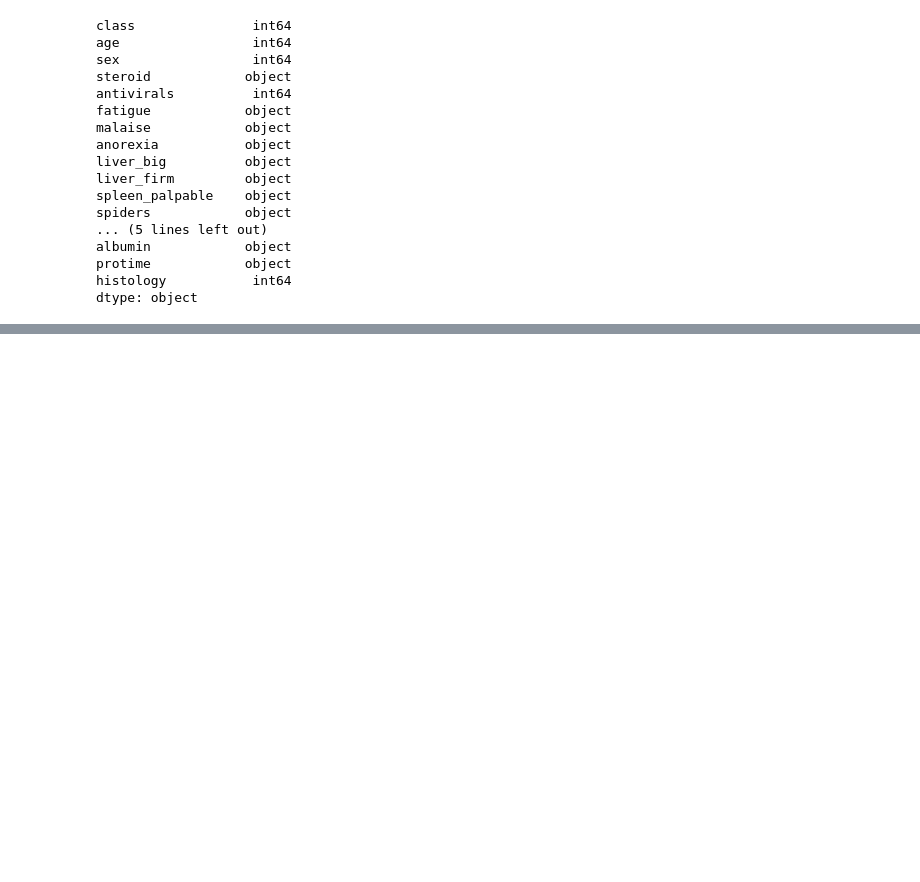
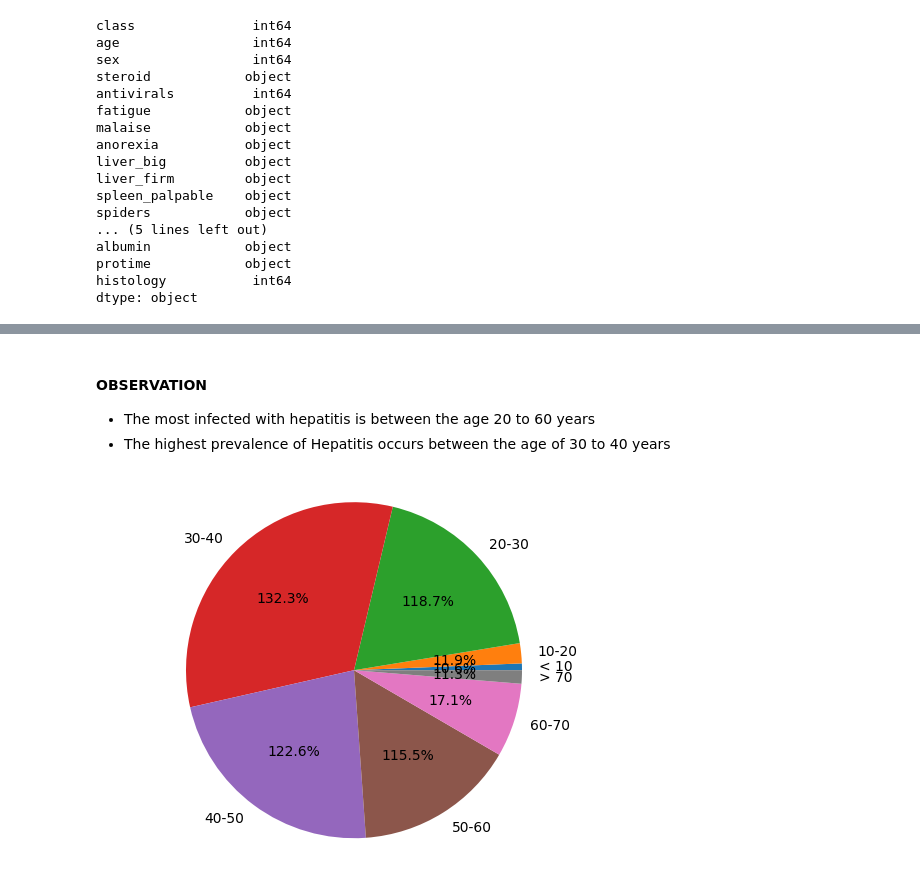
Before and after one commit to samueloshio/Hepatitis-Mortality-Prediction, a Jupyter notebook: hepatitis_prediction.ipynb, the cells around one changed output, grey strips where cells are left out. Cells and saved outputs as stored; diff of their text form; code cells hidden in the pictures; blank space fills up the shorter version.

```diff
--- a/hepatitis_prediction.ipynb
+++ b/hepatitis_prediction.ipynb
@@ -72,0 +328,13 @@ dtype: object
+# %% [markdown]
+#### OBSERVATION
++ The most infected with hepatitis is between the age 20 to 60 years
++ The highest prevalence of Hepatitis occurs between the age of 30 to 40 years
+# %%
+# Pie Chart Viz
+labels = ['< 10', '10-20', '20-30', '30-40', '40-50', '50-60', '60-70', '> 70']
+fig, ax1 = plt.subplots()
+ax1.pie(freq_dis['count'], labels=labels, autopct='1%.1f%%')
+ax1.axis('equal')
+plt.show()
+# %% [output]
+[figure, added]
```
Also changed, not shown: parts of 33 cells of this notebook.
